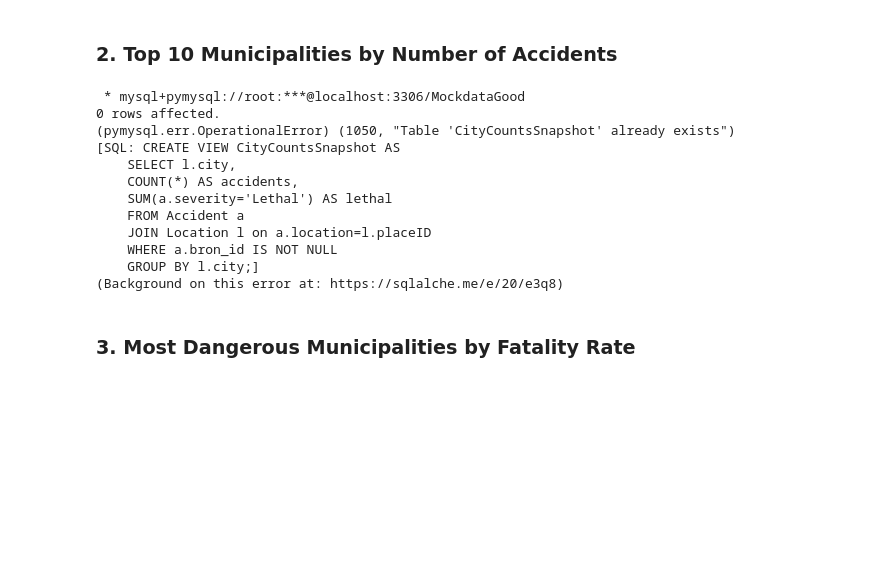
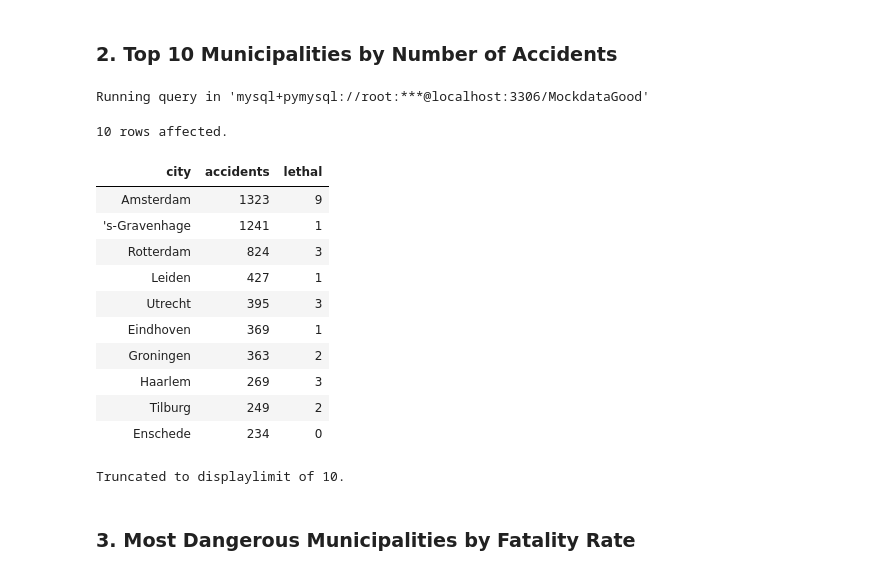
Before and after one commit to almadav0010/Databases_BikeAccidents, a Jupyter notebook: SQL_Code.ipynb, the cells around one changed output. Cells and saved outputs as stored; diff of their text form; code cells hidden in the pictures; blank space fills up the shorter version.

```diff
--- a/SQL_Code.ipynb
+++ b/SQL_Code.ipynb
@@ -572,30 +551,32 @@ ORDER BY danger_rank;
 ### 2. Top 10 Municipalities by Number of Accidents
 # %%
 %%sql
-DROP TABLE IF EXISTS CityCountsSnapshot;
+DROP VIEW IF EXISTS CityCountsSnapshot;
 CREATE VIEW CityCountsSnapshot AS
     SELECT l.city,
     COUNT(*) AS accidents,
     SUM(a.severity='Lethal') AS lethal
     FROM Accident a
     JOIN Location l on a.location=l.placeID
     WHERE a.bron_id IS NOT NULL
     GROUP BY l.city;
 
 SELECT * FROM CityCountsSnapshot ORDER BY accidents DESC LIMIT 10;
 # %% [output]
- * mysql+pymysql://root:***@localhost:3306/MockdataGood
-0 rows affected.
-(pymysql.err.OperationalError) (1050, "Table 'CityCountsSnapshot' already exists")
-[SQL: CREATE VIEW CityCountsSnapshot AS
-    SELECT l.city,
-    COUNT(*) AS accidents,
-    SUM(a.severity='Lethal') AS lethal
-    FROM Accident a
-    JOIN Location l on a.location=l.placeID
-    WHERE a.bron_id IS NOT NULL
-    GROUP BY l.city;]
-(Background on this error at: https://sqlalche.me/e/20/e3q8)
+Running query in 'mysql+pymysql://root:***@localhost:3306/MockdataGood'
+10 rows affected.
+| city | accidents | lethal |
+| Amsterdam | 1323 | 9 |
+| 's-Gravenhage | 1241 | 1 |
+| Rotterdam | 824 | 3 |
+| Leiden | 427 | 1 |
+| Utrecht | 395 | 3 |
+| Eindhoven | 369 | 1 |
+| Groningen | 363 | 2 |
+| Haarlem | 269 | 3 |
+| Tilburg | 249 | 2 |
+| Enschede | 234 | 0 |
+Truncated to displaylimit of 10.
 # %% [markdown]
 ### 3. Most Dangerous Municipalities by Fatality Rate
 # %%
```
Also changed, not shown: parts of 25 cells of this notebook, 1 other file.
